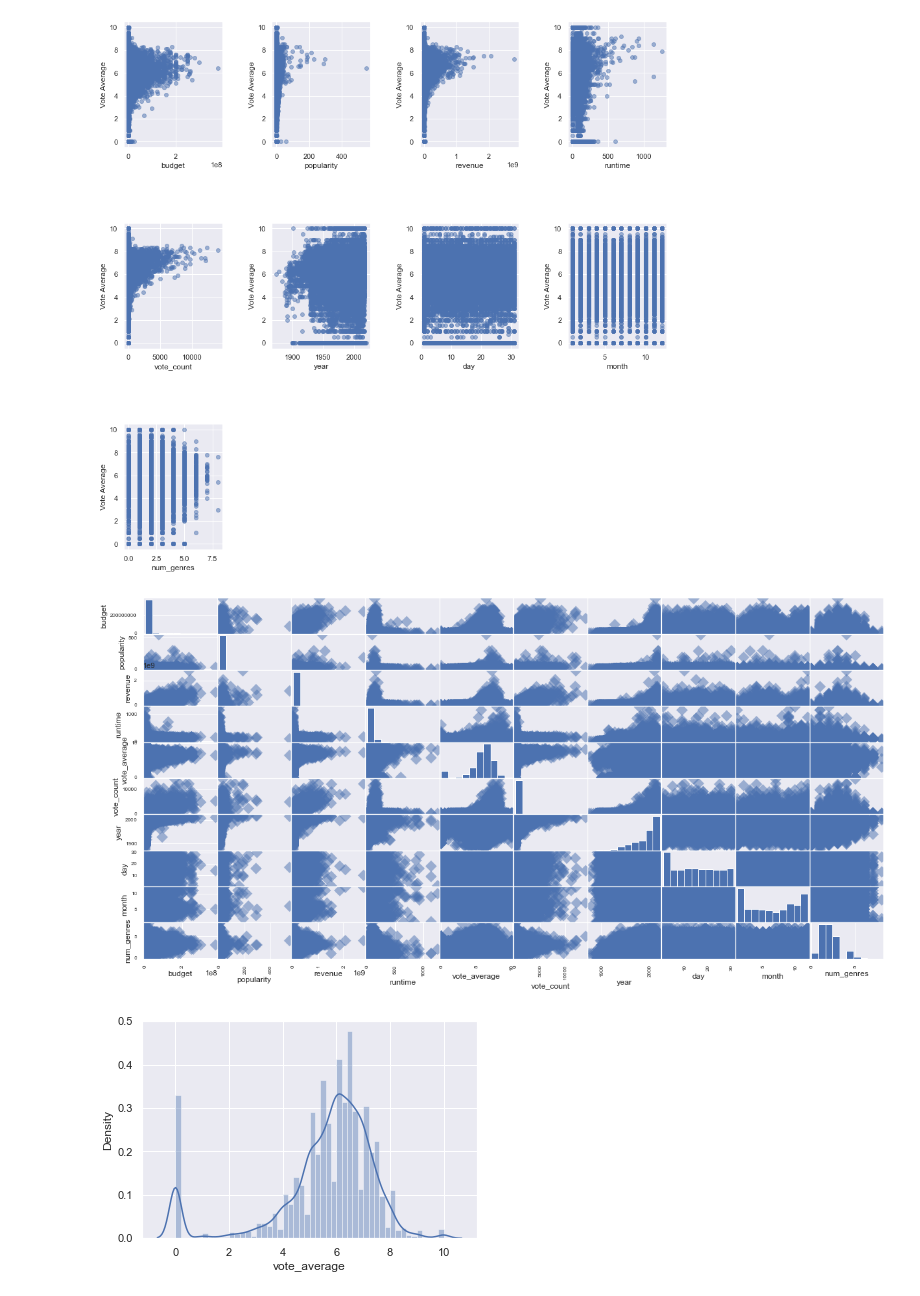
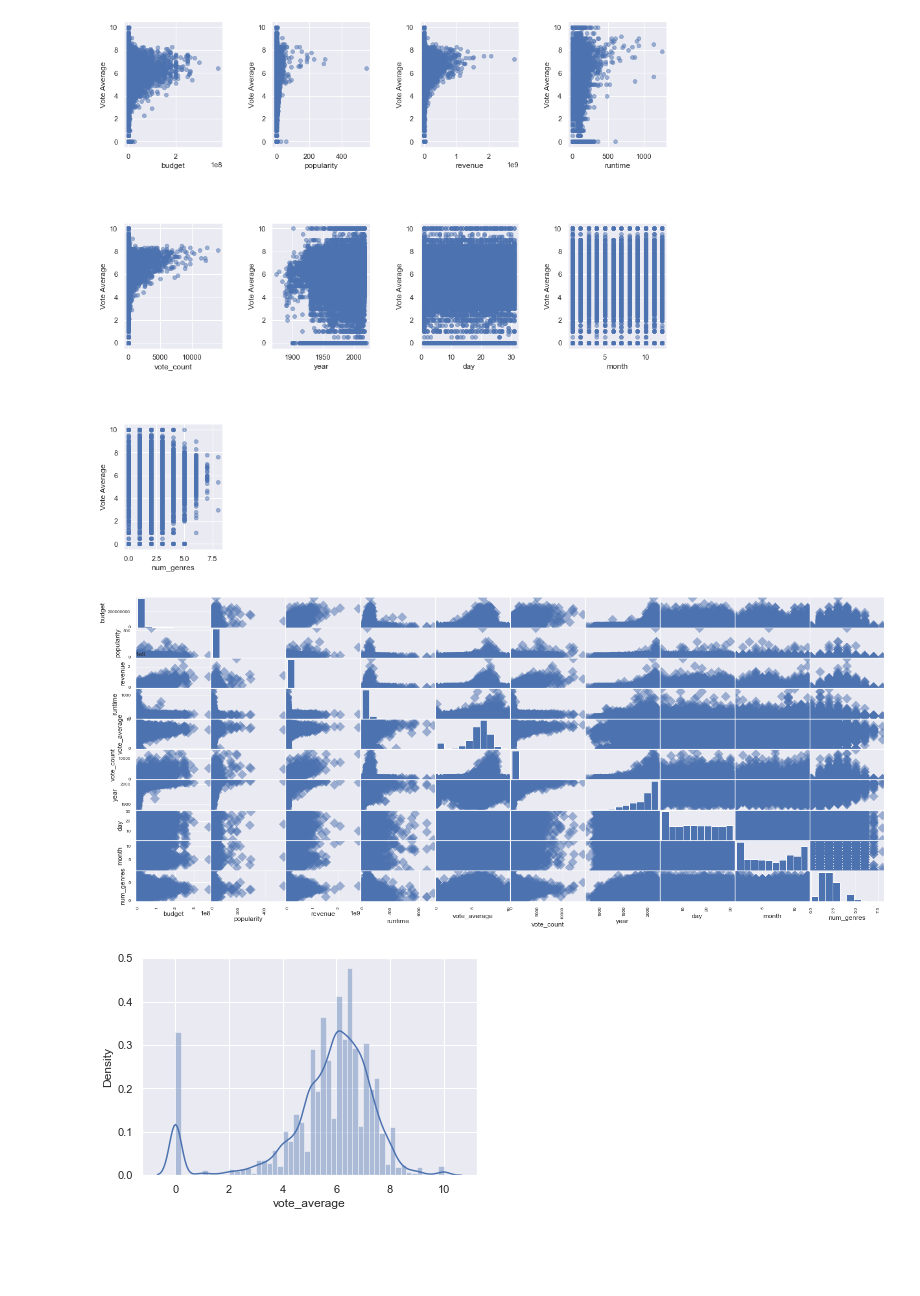
Before and after one commit to sathwikkes/Movie-Recommender-System, a Jupyter notebook: moviedataproject.ipynb, the cells around one changed output. Drawn from its saved outputs; the diff is of its cells as text; code cells hidden in the pictures; blank space fills up the shorter version.

```diff
--- a/moviedataproject.ipynb
+++ b/moviedataproject.ipynb
@@ -1196,9 +1196,9 @@ scatterplots(features, ncol=4, figsize=(15, 15))
 # %% [output]
 [figure]
 # %%
-_= pd.plotting.scatter_matrix(movies,figsize=[20,10], s = 150, marker = 'D')
+_= pd.plotting.scatter_matrix(movies,figsize=[24,10], s = 150, marker = 'D')
 # %% [output]
-[figure, old version]
+[figure, new version]
 # %%
 _ = sns.distplot(movies['vote_average'])
 plt.show()
```
Also changed, not shown: parts of 14 cells of this notebook.
